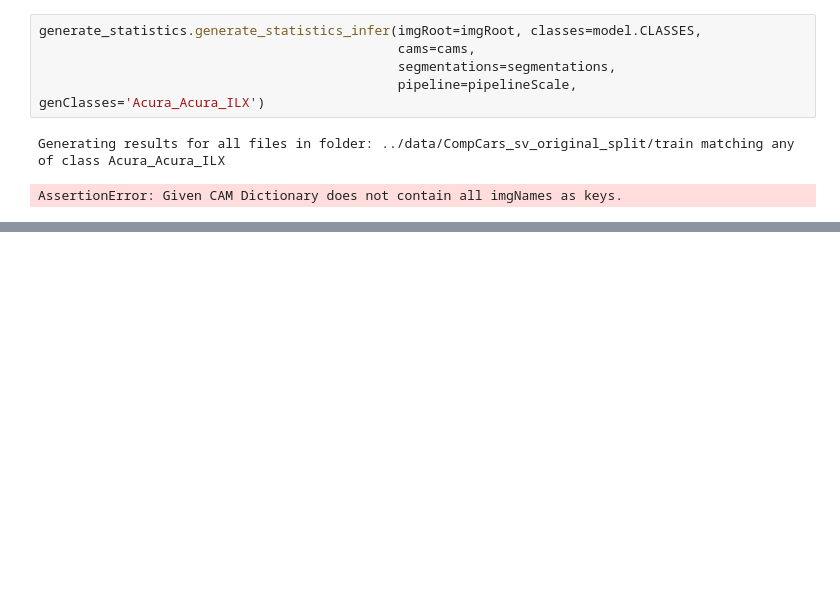
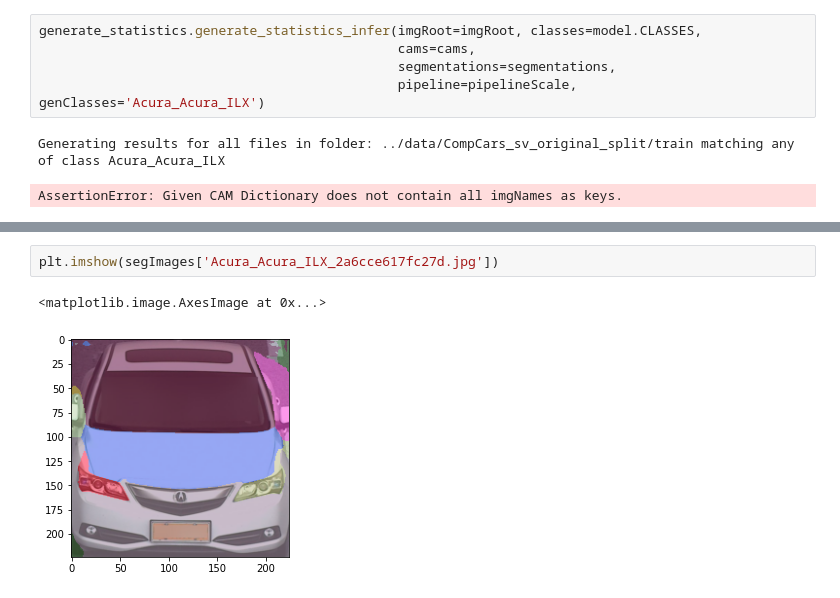
Before and after one commit to L1nusB/XAI-Vehicle-Classification, a Jupyter notebook: notebooks/SegmentationWork.ipynb, the cells around one changed output, grey strips where cells are left out. Drawn from its saved outputs; the diff is of its cells as text; blank space fills up the shorter version.

```diff
--- a/notebooks/SegmentationWork.ipynb
+++ b/notebooks/SegmentationWork.ipynb
@@ -152,0 +169,5 @@ AssertionError: Given CAM Dictionary does not contain all imgNames as keys.
+# %%
+plt.imshow(segImages['Acura_Acura_ILX_2a6cce617fc27d.jpg'])
+# %% [output]
+<matplotlib.image.AxesImage at 0x...>
+[figure, added]
```
Also changed, not shown: parts of 5 cells of this notebook, 2 other files.
